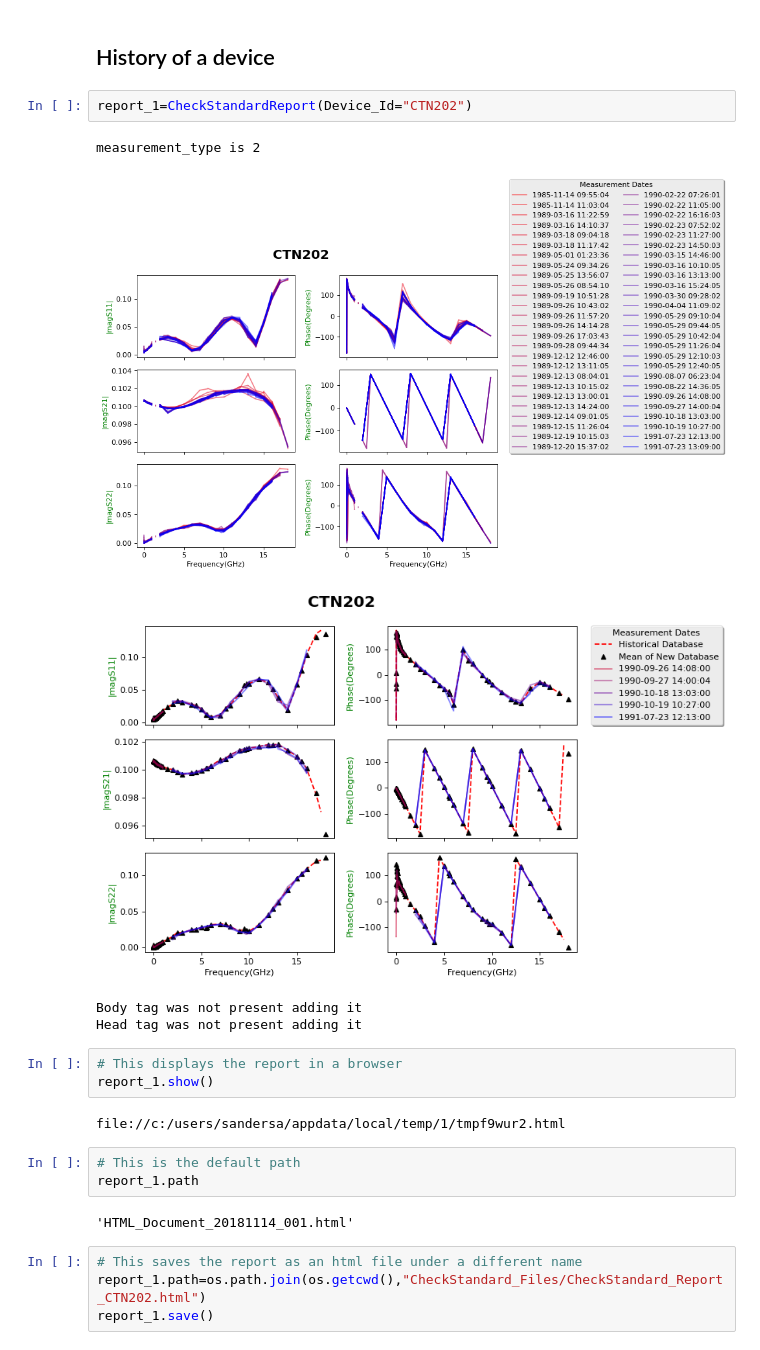
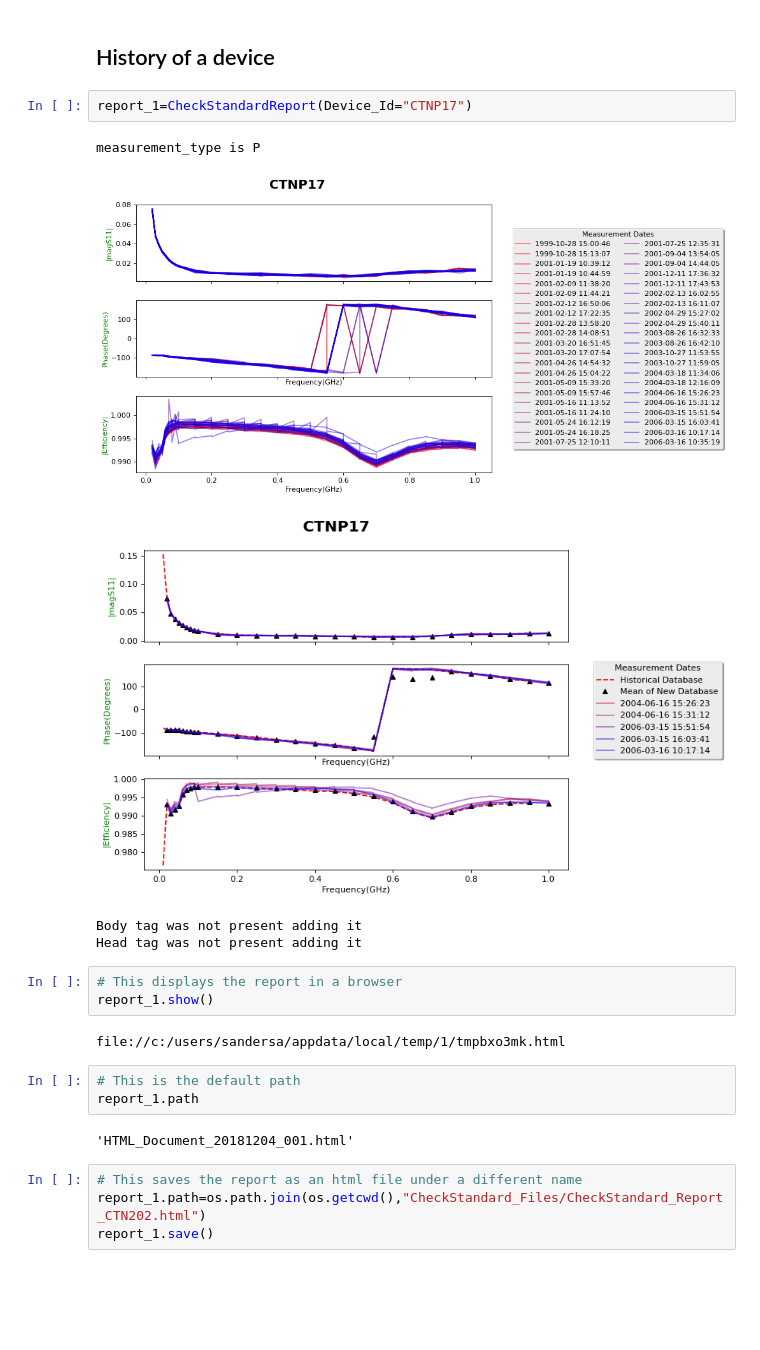
Before and after one commit to aricsanders/pyMez, a Jupyter notebook: Documentation/Examples/jupyter/Creating_Checkstandard_Report_Example.ipynb, the cells around one changed output. Drawn from its saved outputs; the diff is of its cells as text; blank space fills up the shorter version.

```diff
--- a/Documentation/Examples/jupyter/Creating_Checkstandard_Report_Example.ipynb
+++ b/Documentation/Examples/jupyter/Creating_Checkstandard_Report_Example.ipynb
@@ -41,23 +41,23 @@ It took 10.347 s to import all of the active modules
 # %% [markdown]
 ## History of a device
 # %%
-report_1=CheckStandardReport(Device_Id="CTN202")
+report_1=CheckStandardReport(Device_Id="CTNP17")
 # %% [output]
-measurement_type is 2
+measurement_type is P
-[figure, old version]
+[figure, new version]
-[figure, old version]
+[figure, new version]
 Body tag was not present adding it
 Head tag was not present adding it
 # %%
 # This displays the report in a browser
 report_1.show()
 # %% [output]
-file://c:/users/sandersa/appdata/local/temp/1/tmpf9wur2.html
+file://c:/users/sandersa/appdata/local/temp/1/tmpbxo3mk.html
 # %%
 # This is the default path
 report_1.path
 # %% [output]
-'HTML_Document_20181114_001.html'
+'HTML_Document_20181204_001.html'
 # %%
 # This saves the report as an html file under a different name
 report_1.path=os.path.join(os.getcwd(),"CheckStandard_Files/CheckStandard_Report_CTN202.html")
```
Also changed, not shown: parts of 2 cells of this notebook, 8 other files.
